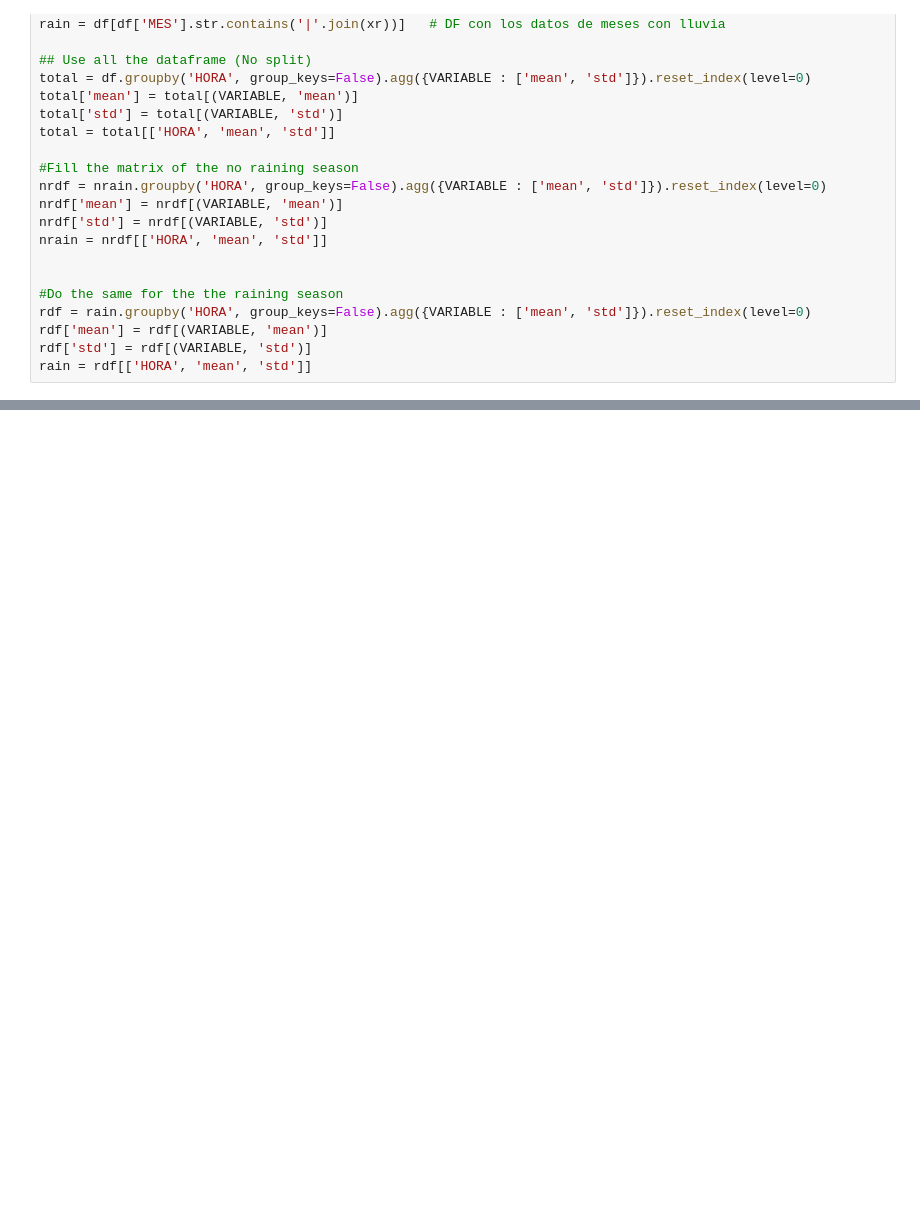
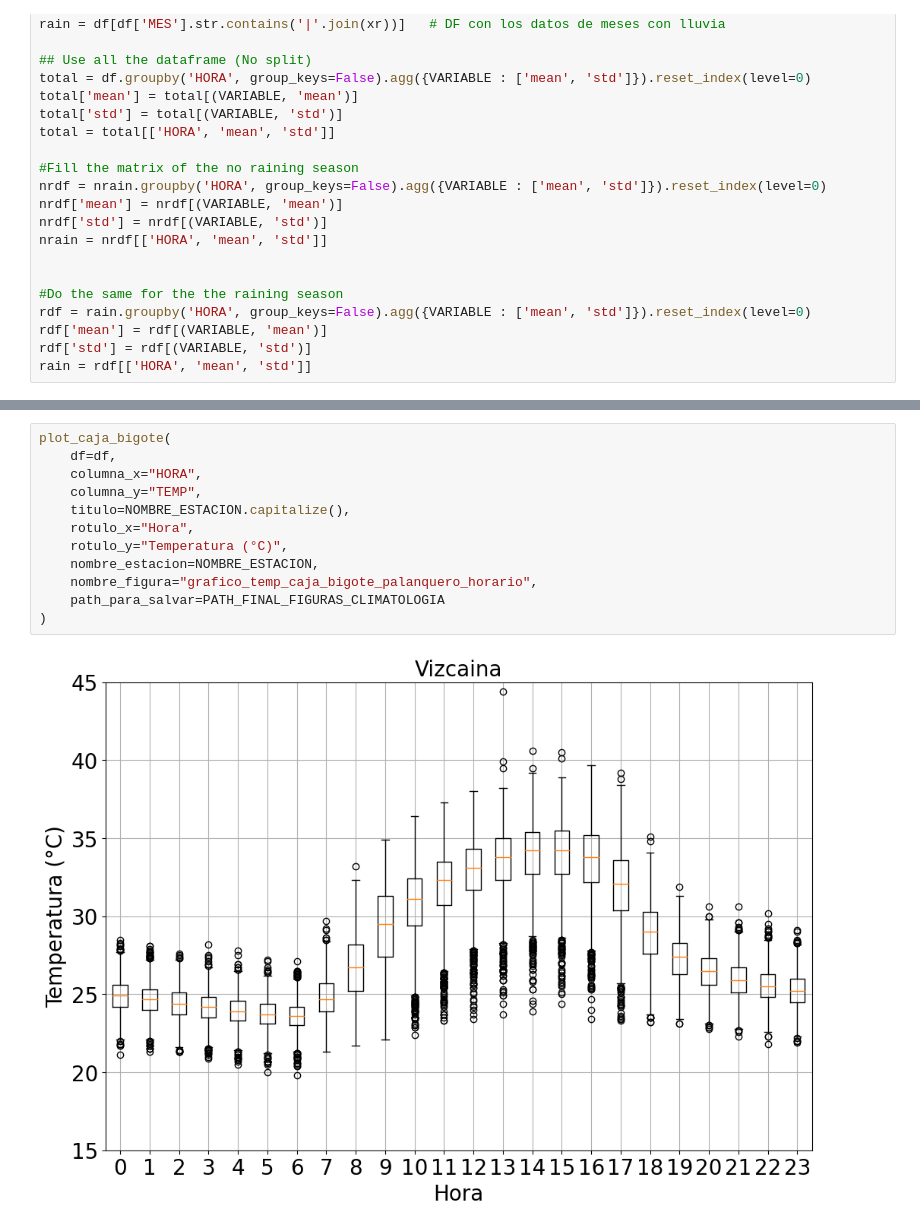
Before and after one commit to chris051091/Tesis_Maestr-a, a Jupyter notebook: climatologia/src/vizcaina/Climatologia_Temperatura_Vizcaina.ipynb, the cells around one changed output, grey strips where cells are left out. Saved outputs shown, nothing was run; the diff lists cells and outputs as text; blank space fills up the shorter version.

```diff
--- a/climatologia/src/vizcaina/Climatologia_Temperatura_Vizcaina.ipynb
+++ b/climatologia/src/vizcaina/Climatologia_Temperatura_Vizcaina.ipynb
@@ -99,0 +275,14 @@ See the caveats in the documentation: https://pandas.pydata.org/pandas-docs/stab
+# %%
+plot_caja_bigote(
+    df=df,
+    columna_x="HORA",
+    columna_y="TEMP",
+    titulo=NOMBRE_ESTACION.capitalize(),
+    rotulo_x="Hora",
+    rotulo_y="Temperatura (°C)",
+    nombre_estacion=NOMBRE_ESTACION,
+    nombre_figura="grafico_temp_caja_bigote_palanquero_horario",
+    path_para_salvar=PATH_FINAL_FIGURAS_CLIMATOLOGIA
+)
+# %% [output]
+[figure, added]
```
Also changed, not shown: parts of 6 cells of this notebook.
